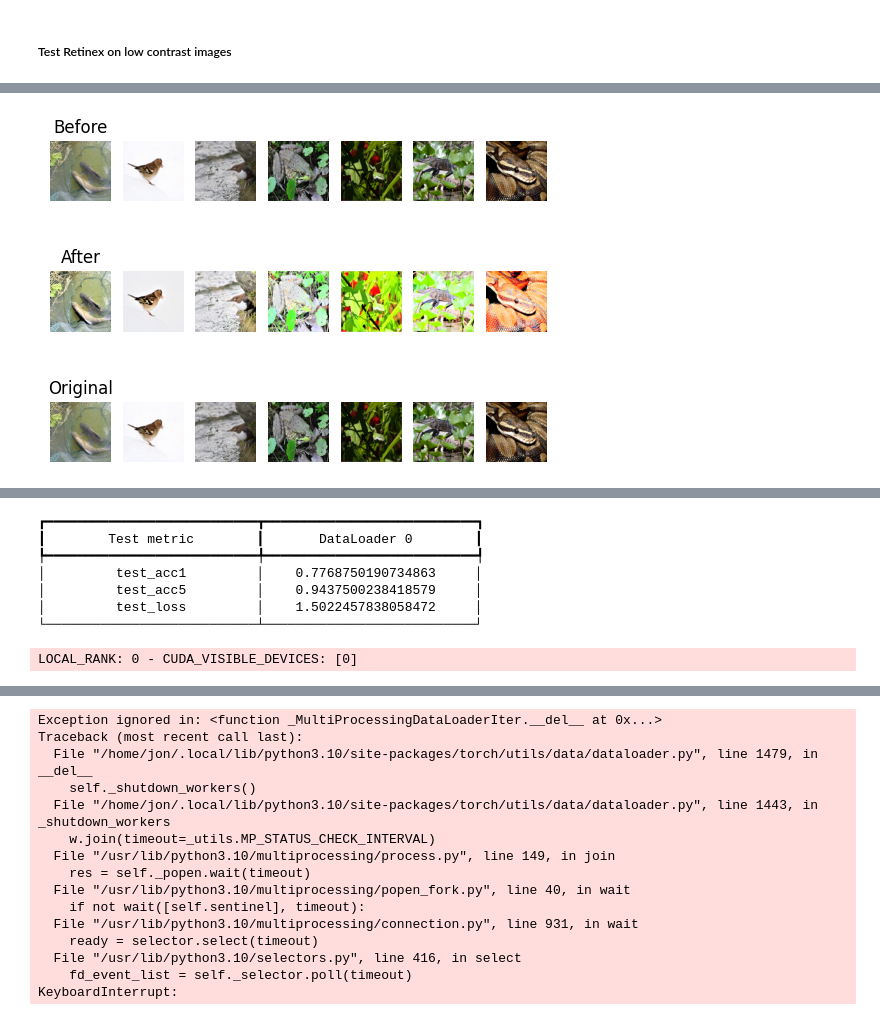
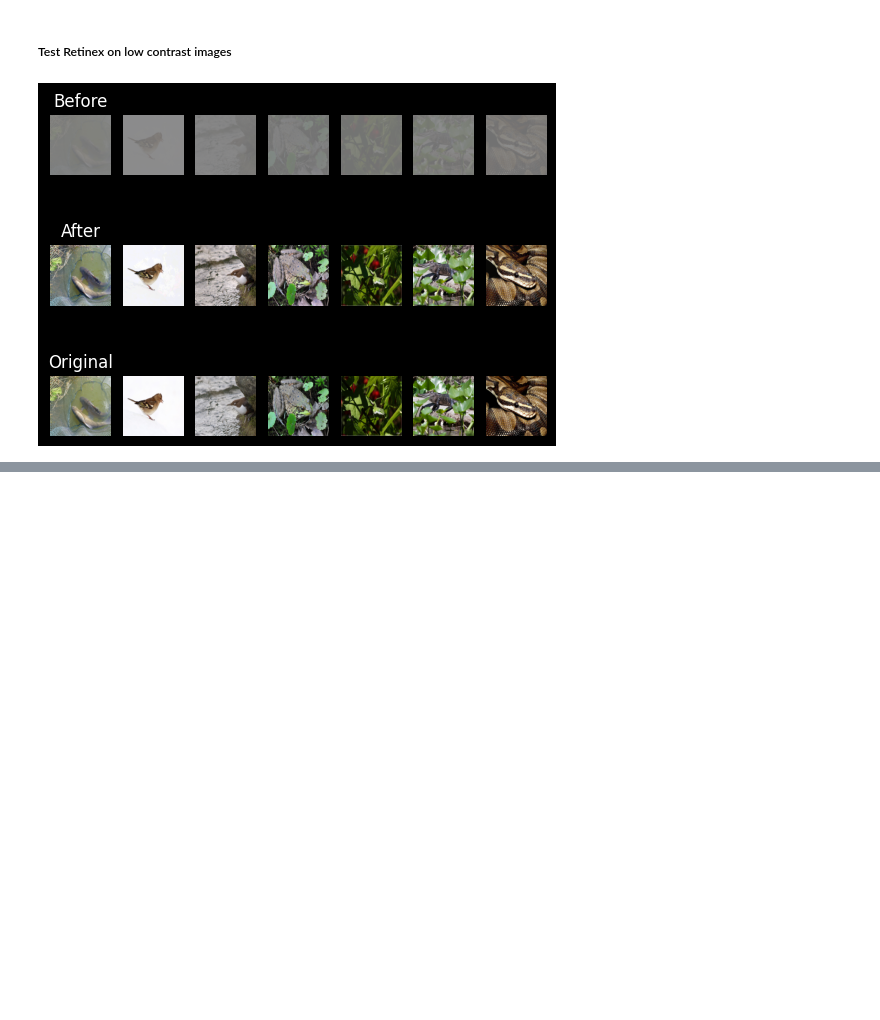
Before and after one commit to jjsuperpower/FIND, a Jupyter notebook: test_model.ipynb, the cells around one changed output, grey strips where cells are left out. Drawn from its saved outputs; the diff is of its cells as text; code cells hidden in the pictures; blank space fills up the shorter version.

Commit message:
retinex working on low cont imgs

```diff
--- a/test_model.ipynb
+++ b/test_model.ipynb
@@ -163,14 +111,15 @@ LOCAL_RANK: 0 - CUDA_VISIBLE_DEVICES: [0]
 ##### Test Retinex on low contrast images
 # %%
 prep.reset_trans()
-imgnet_low_contrast = prep.brightness_contrast(0, 1).get_loader()
-imgnet_low_contrast_retinex = prep.retinex().get_loader()
+imgnet_low_contrast = prep.brightness_contrast(0, 0.1).get_loader()
+imgnet_low_contrast_retinex = prep.retinex('SSR', 100).get_loader()
 
 sample_low_contrast = sample_imgs(imgnet_low_contrast, preview_img_slice)
 sample_low_contrast_retinex = sample_imgs(imgnet_low_contrast_retinex, preview_img_slice)
 
 View.compare3_color(sample_low_contrast, sample_low_contrast_retinex, sample_orig)
 
-result_low_contrast = trainer.test(resnet50, imgnet_low_contrast)
+# result_low_contrast = trainer.test(resnet50, imgnet_low_contrast)
 result_low_contrast_retinex = trainer.test(resnet50, imgnet_low_contrast_retinex)
 # %% [output]
+[figure, new version]
@@ -185 +126,0 @@ result_low_contrast_retinex = trainer.test(resnet50, imgnet_low_contrast_retinex
-[figure, old version]
@@ -193,8 +133,0 @@ To enable them in other operations, rebuild TensorFlow with the appropriate comp
-┏━━━━━━━━━━━━━━━━━━━━━━━━━━━┳━━━━━━━━━━━━━━━━━━━━━━━━━━━┓
-┃        Test metric        ┃       DataLoader 0        ┃
-┡━━━━━━━━━━━━━━━━━━━━━━━━━━━╇━━━━━━━━━━━━━━━━━━━━━━━━━━━┩
-│         test_acc1         │    0.7768750190734863     │
-│         test_acc5         │    0.9437500238418579     │
-│         test_loss         │    1.5022457838058472     │
-└───────────────────────────┴───────────────────────────┘
-LOCAL_RANK: 0 - CUDA_VISIBLE_DEVICES: [0]
@@ -218,15 +133,0 @@ LOCAL_RANK: 0 - CUDA_VISIBLE_DEVICES: [0]
-Exception ignored in: <function _MultiProcessingDataLoaderIter.__del__ at 0x...>
-Traceback (most recent call last):
-  File "/home/jon/.local/lib/python3.10/site-packages/torch/utils/data/dataloader.py", line 1479, in __del__
-    self._shutdown_workers()
-  File "/home/jon/.local/lib/python3.10/site-packages/torch/utils/data/dataloader.py", line 1443, in _shutdown_workers
-    w.join(timeout=_utils.MP_STATUS_CHECK_INTERVAL)
-  File "/usr/lib/python3.10/multiprocessing/process.py", line 149, in join
-    res = self._popen.wait(timeout)
-  File "/usr/lib/python3.10/multiprocessing/popen_fork.py", line 40, in wait
-    if not wait([self.sentinel], timeout):
-  File "/usr/lib/python3.10/multiprocessing/connection.py", line 931, in wait
-    ready = selector.select(timeout)
-  File "/usr/lib/python3.10/selectors.py", line 416, in select
-    fd_event_list = self._selector.poll(timeout)
-KeyboardInterrupt:
```
Also changed, not shown: parts of 7 cells of this notebook, 3 other files.
